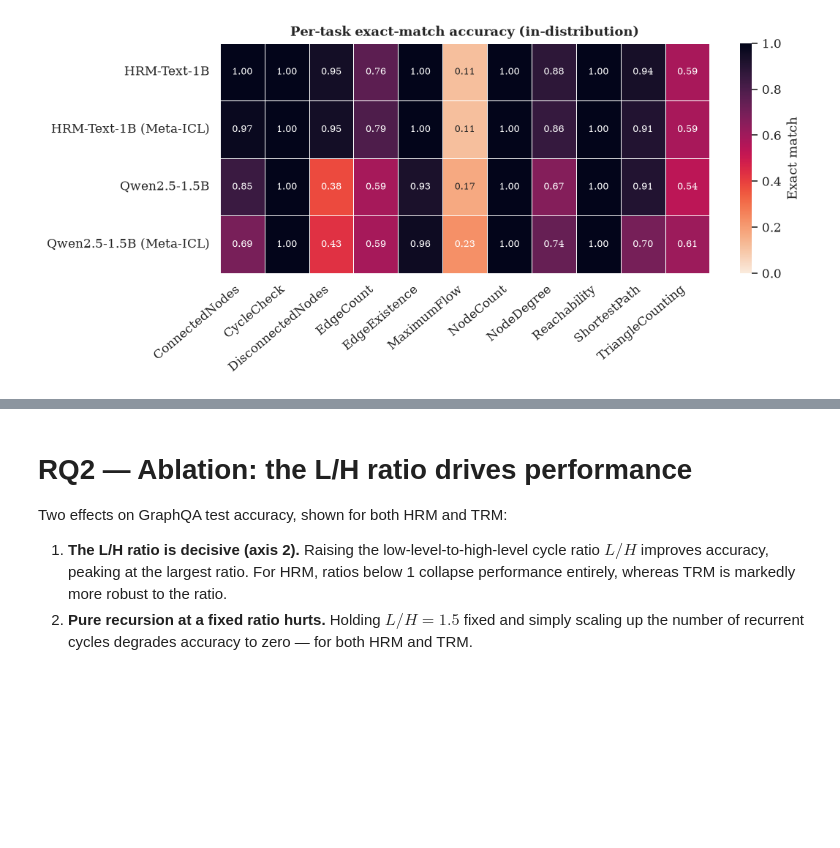
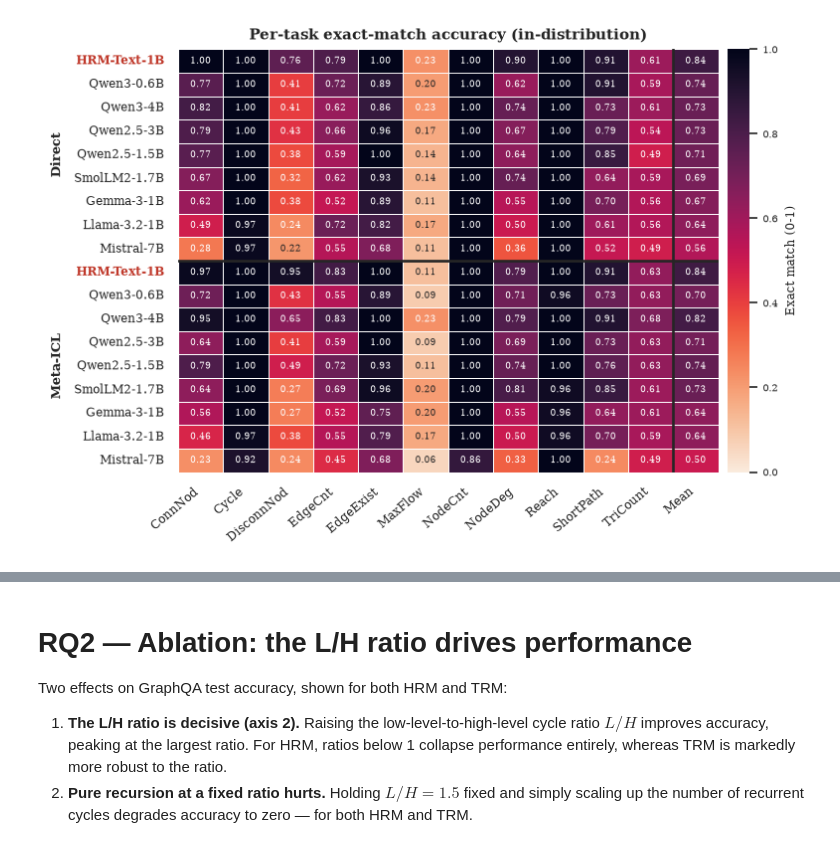
Before and after one commit to MariusAAROS/HRM-Text-for-Graphs, a Jupyter notebook: report/paper_results.ipynb, the cells around one changed output, grey strips where cells are left out. Drawn from its saved outputs; the diff is of its cells as text; code cells hidden in the pictures; blank space fills up the shorter version.

```diff
--- a/report/paper_results.ipynb
+++ b/report/paper_results.ipynb
@@ -263,23 +345,10 @@ plt.show()
 # %%
-# Per-task exact-match: models x 11 GraphQA tasks (in-distribution).
-task_cols = [f"val/exact_match_{t}" for t in GRAPH_TASKS]
-bytask = perf_id.set_index("model")[task_cols]
-bytask.columns = GRAPH_TASKS
-bytask = bytask.reindex(overall_id["model"])  # order by overall accuracy
-
-fig, ax = plt.subplots(figsize=(9.0, 3.4))
-sns.heatmap(
-    bytask, annot=True, fmt=".2f", cmap="rocket_r", vmin=0, vmax=1,
-    linewidths=0.5, linecolor="white", cbar_kws={"label": "Exact match"},
-    annot_kws={"fontsize": 8}, ax=ax,
+plot_task_heatmap(
+    id_by_task,
+    "Per-task exact-match accuracy (in-distribution)",
+    "perf_by_task",
+    vmax=1.0,
 )
-ax.set_ylabel("")
-ax.set_xlabel("")
-ax.set_title("Per-task exact-match accuracy (in-distribution)")
-plt.setp(ax.get_xticklabels(), rotation=40, ha="right")
-plt.setp(ax.get_yticklabels(), rotation=0)
-save_fig(fig, "perf_by_task")
-plt.show()
 # %% [output]
-[figure, old version]
+[figure, new version]
 # %%
```
Also changed, not shown: parts of 10 cells of this notebook, 8 other files.
